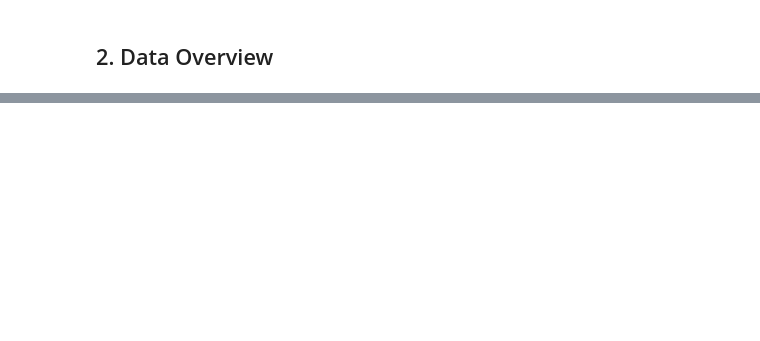
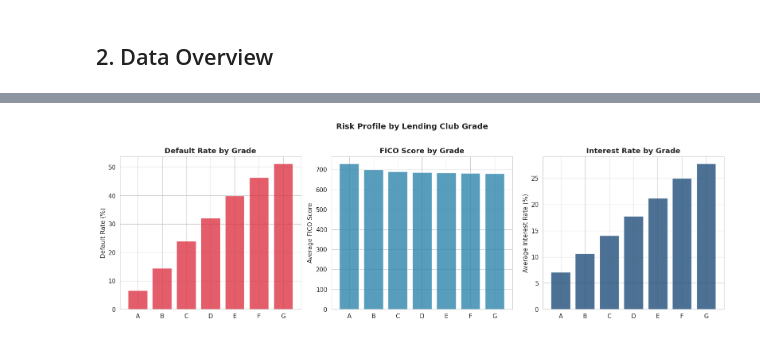
Before and after one commit to niguang220/is5126-credit-risk, a Jupyter notebook: notebooks/01_data_download_and_eda.ipynb, the cells around one changed output, grey strips where cells are left out. Drawn from its saved outputs; the diff is of its cells as text; code cells hidden in the pictures; blank space fills up the shorter version.

```diff
--- a/notebooks/01_data_download_and_eda.ipynb
+++ b/notebooks/01_data_download_and_eda.ipynb
@@ -553,0 +533,15 @@ Document your observations here after running the notebook. These findings will
+# %%
+# Grade analysis
+grade_analysis = df.groupby('grade').agg(
+    count=('default', 'count'),
+    default_rate=('default', 'mean'),
+    avg_int_rate=('int_rate', 'mean'),
+    avg_loan_amt=('loan_amnt', 'mean'),
+    avg_income=('annual_inc', 'mean'),
+    avg_dti=('dti', 'mean'),
+    avg_fico=('fico_score', 'mean'),
+).round(3)
+
+print('=== Loan Grade Analysis ===')
+print('(Grade A = lowest risk, Grade G = highest risk)\n')
+print(grade_analysis.to_string())
@@ -553,0 +561,28 @@ Document your observations here after running the notebook. These findings will
+# %%
+# Grade visualizations
+fig, axes = plt.subplots(1, 3, figsize=(16, 5))
+
+grades = grade_analysis.index.tolist()
+x = range(len(grades))
+
+axes[0].bar(x, grade_analysis['default_rate'] * 100, color=COLORS['bad'], alpha=0.8)
+axes[0].set_xticks(x); axes[0].set_xticklabels(grades)
+axes[0].set_ylabel('Default Rate (%)')
+axes[0].set_title('Default Rate by Grade', fontweight='bold')
+
+axes[1].bar(x, grade_analysis['avg_fico'], color=COLORS['accent'], alpha=0.8)
+axes[1].set_xticks(x); axes[1].set_xticklabels(grades)
+axes[1].set_ylabel('Average FICO Score')
+axes[1].set_title('FICO Score by Grade', fontweight='bold')
+
+axes[2].bar(x, grade_analysis['avg_int_rate'], color=COLORS['primary'], alpha=0.8)
+axes[2].set_xticks(x); axes[2].set_xticklabels(grades)
+axes[2].set_ylabel('Average Interest Rate (%)')
+axes[2].set_title('Interest Rate by Grade', fontweight='bold')
+
+plt.suptitle('Risk Profile by Lending Club Grade', fontweight='bold', fontsize=14, y=1.02)
+plt.tight_layout()
+plt.savefig('figures/04_grade_analysis.png', dpi=150, bbox_inches='tight')
+plt.show()
+# %% [output]
+[figure, added]
```
Also changed, not shown: parts of 77 cells of this notebook, 1 other file.
